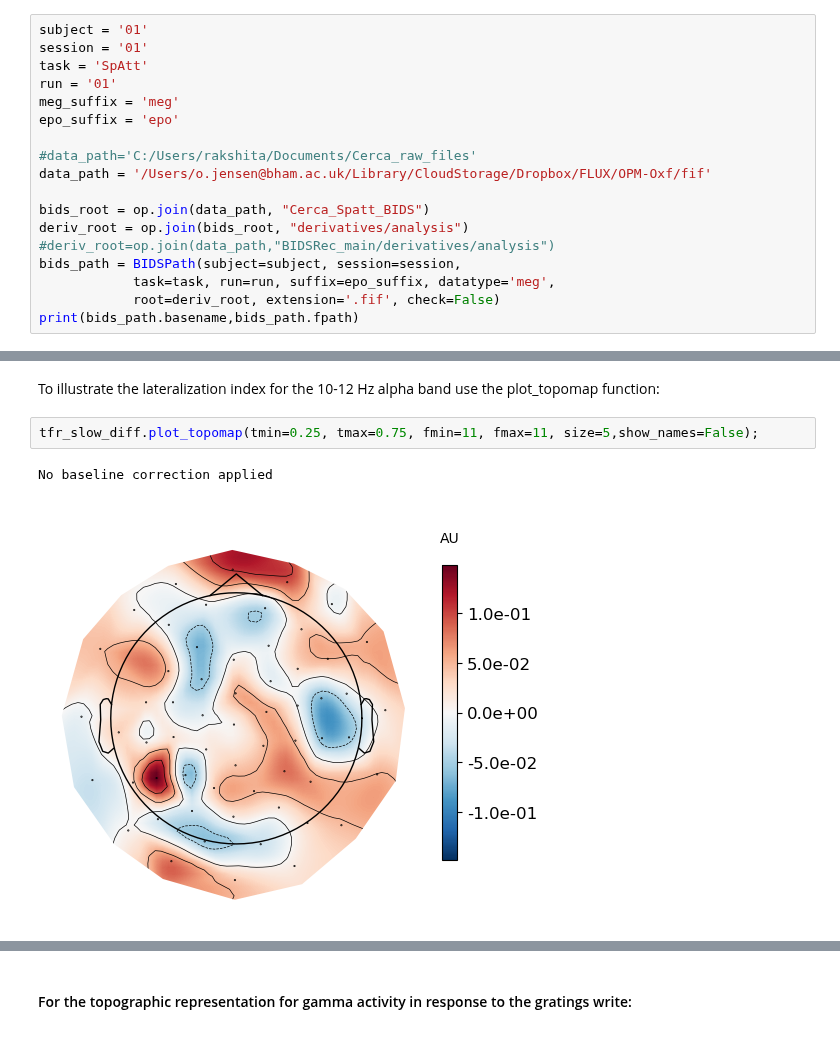
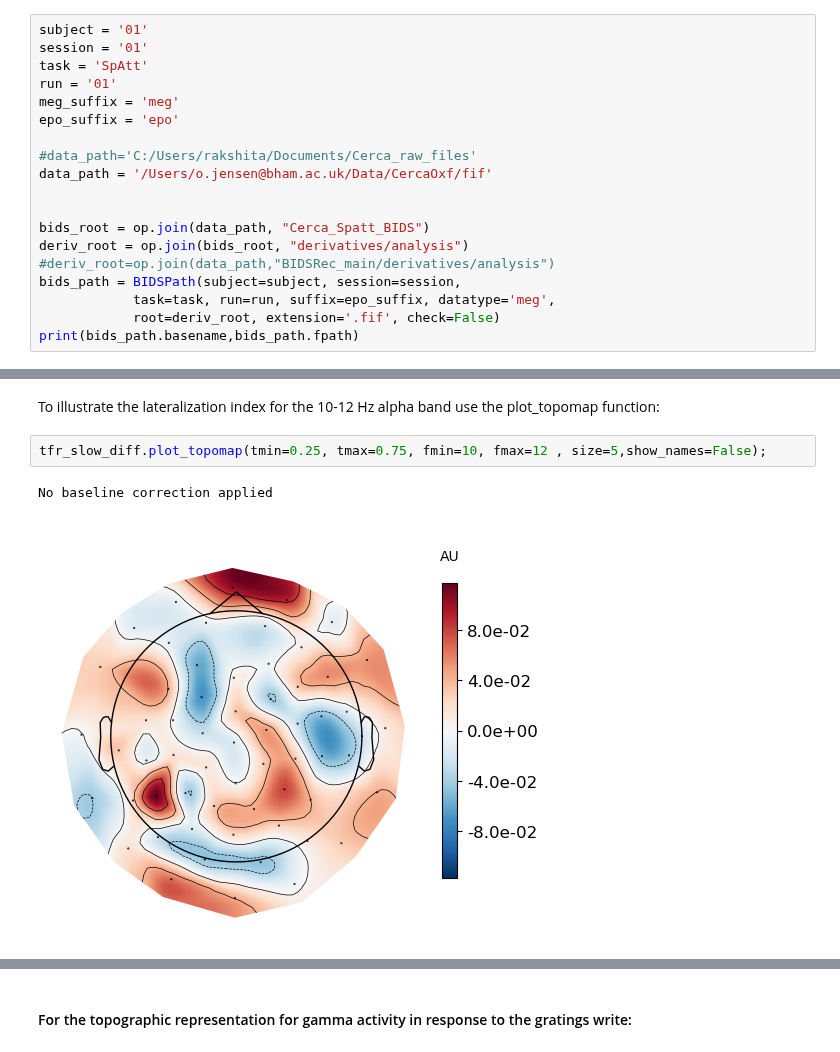
Before and after one commit to laurabpaulsen/Cerca, a Jupyter notebook: Time_Frequency.ipynb, the cells around one changed output, grey strips where cells are left out. Drawn from its saved outputs; the diff is of its cells as text.

```diff
--- a/Time_Frequency.ipynb
+++ b/Time_Frequency.ipynb
@@ -38,7 +42,8 @@ meg_suffix = 'meg'
 epo_suffix = 'epo'
 
 #data_path='C:/Users/rakshita/Documents/Cerca_raw_files'
-data_path = '/Users/o.jensen@bham.ac.uk/Library/CloudStorage/Dropbox/FLUX/OPM-Oxf/fif'
+data_path = '/Users/o.jensen@bham.ac.uk/Data/CercaOxf/fif'
+
 
 bids_root = op.join(data_path, "Cerca_Spatt_BIDS")
 deriv_root = op.join(bids_root, "derivatives/analysis")
@@ -235,10 +235,10 @@ No baseline correction applied
 # %% [markdown]
 To illustrate the lateralization index for the 10-12 Hz alpha band use the plot_topomap function:
 # %%
-tfr_slow_diff.plot_topomap(tmin=0.25, tmax=0.75, fmin=11, fmax=11, size=5,show_names=False);
+tfr_slow_diff.plot_topomap(tmin=0.25, tmax=0.75, fmin=10, fmax=12 , size=5,show_names=False);
 # %% [output]
 No baseline correction applied
-[figure, old version]
+[figure, new version]
 # %% [markdown]
 ## Time-frequency analysis of faster frequencies (>30 hz)
 To investigate spectral modulations at fast frequencies, more spectral smoothing is required. This can be achieved using the following settings:
```
Also changed, not shown: parts of 30 cells of this notebook.
